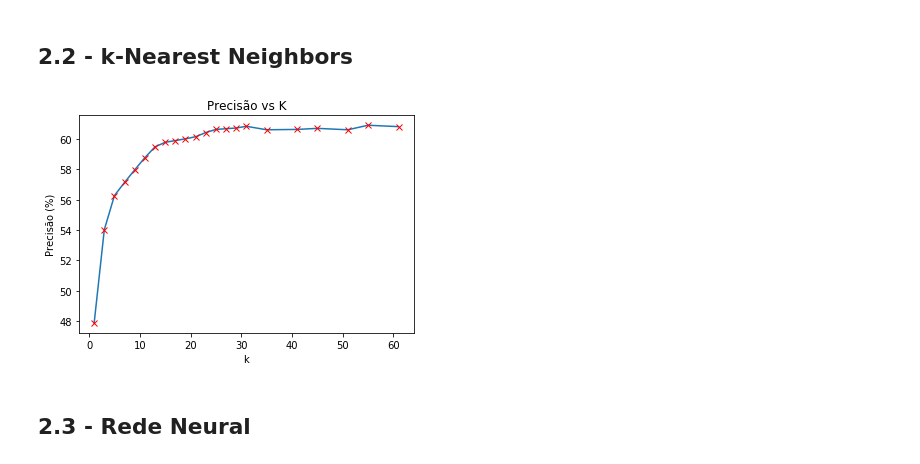
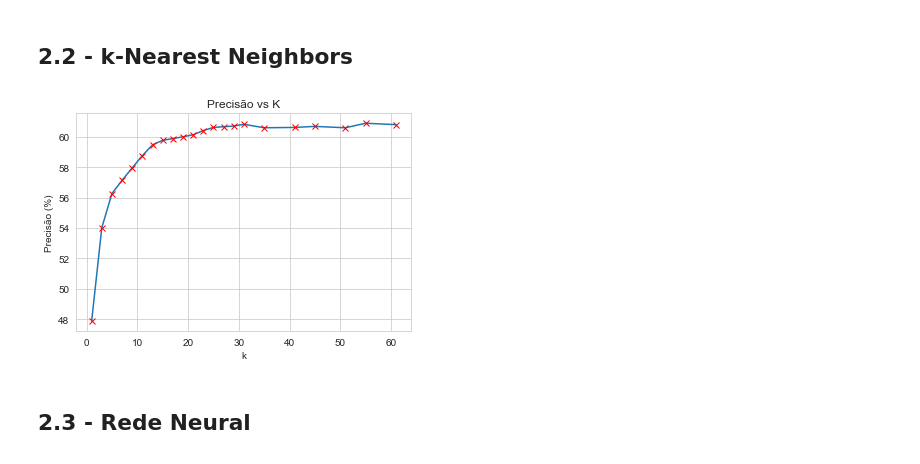
Before and after one commit to ezequiasjunior/ica2019.2, a Jupyter notebook: Homework03/classification.ipynb, the cells around one changed output. Cells and saved outputs as stored; diff of their text form; code cells hidden in the pictures.

```diff
--- a/Homework03/classification.ipynb
+++ b/Homework03/classification.ipynb
@@ -9,3 +9,4 @@ from sklearn.neighbors import KNeighborsClassifier
 from sklearn.metrics import confusion_matrix
 from sklearn.neural_network import MLPClassifier
 from sklearn.svm import SVC
+sns.set_style("whitegrid")
@@ -68,3 +121,9 @@ knn_ = KNeighborsClassifier(n_neighbors=1), KNeighborsClassifier(n_neighbors=3),
+# %%
+k = [1,3,5,7,9,11,13,15,17,19,21,23,25,27,29,31,35,41,45,51,55,61]
+knn_ = []
+#Inicialização dos KNN's com k = [1,3,5,7,9,11,13,15,17,19,21,23,25,27,29,31,35,41,45,51,55,61]
+for i in k:
+    knn_ = np.append(knn_,KNeighborsClassifier(n_neighbors=i))
 # %%
 pred_knn = np.zeros([len(x_teste),len(knn_)])
 CM_knn = np.zeros([len(knn_),5,5])
@@ -76,13 +135,14 @@ for i in range(len(knn_)):
     pont_knn[i] = knn_[i].score(x_teste,y_teste)
 # %%
 plt.figure(1)
-plt.plot([1,3,5,7,9,11,13,15,17,19,21,23,25,27,29,31,35,41,45,51,55,61],pont_knn*100,'-',[1,3,5,7,9,11,13,15,17,19,21,23,25,27,29,31,35,41,45,51,55,61],pont_knn*100,'rx')
+plt.plot(k,pont_knn*100,'-',k,pont_knn*100,'rx')
 plt.title('Precisão vs K')
 plt.ylabel('Precisão (%)')
 plt.xlabel('k')
+plt.savefig('Homework03/hw3-fig/precisaoknn.png')
 plt.show()
 # %% [output]
-[figure, old version]
+[figure, new version]
 # %% [markdown]
 ## 2.3 - Rede Neural
 # %%
```
Also changed, not shown: parts of 12 cells of this notebook, 8 other files.
